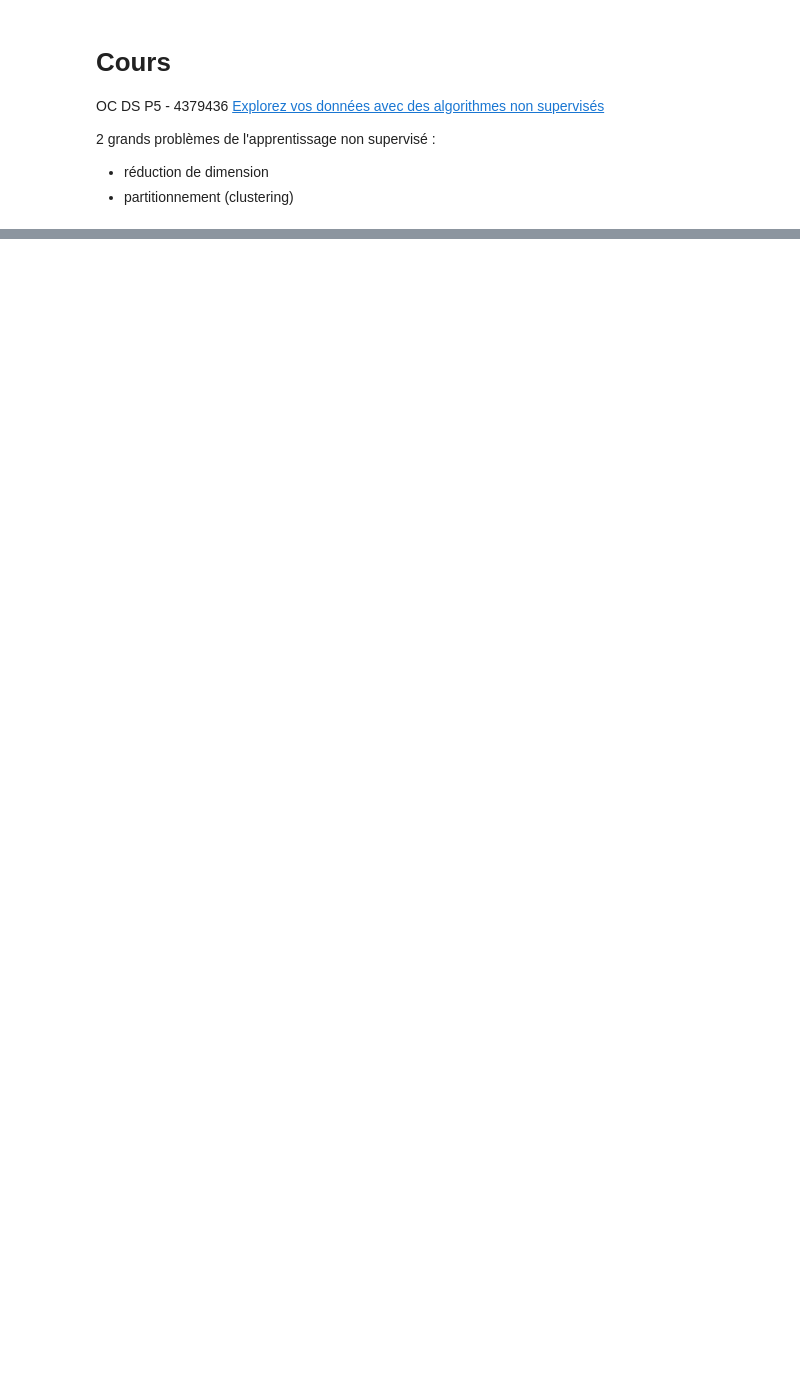
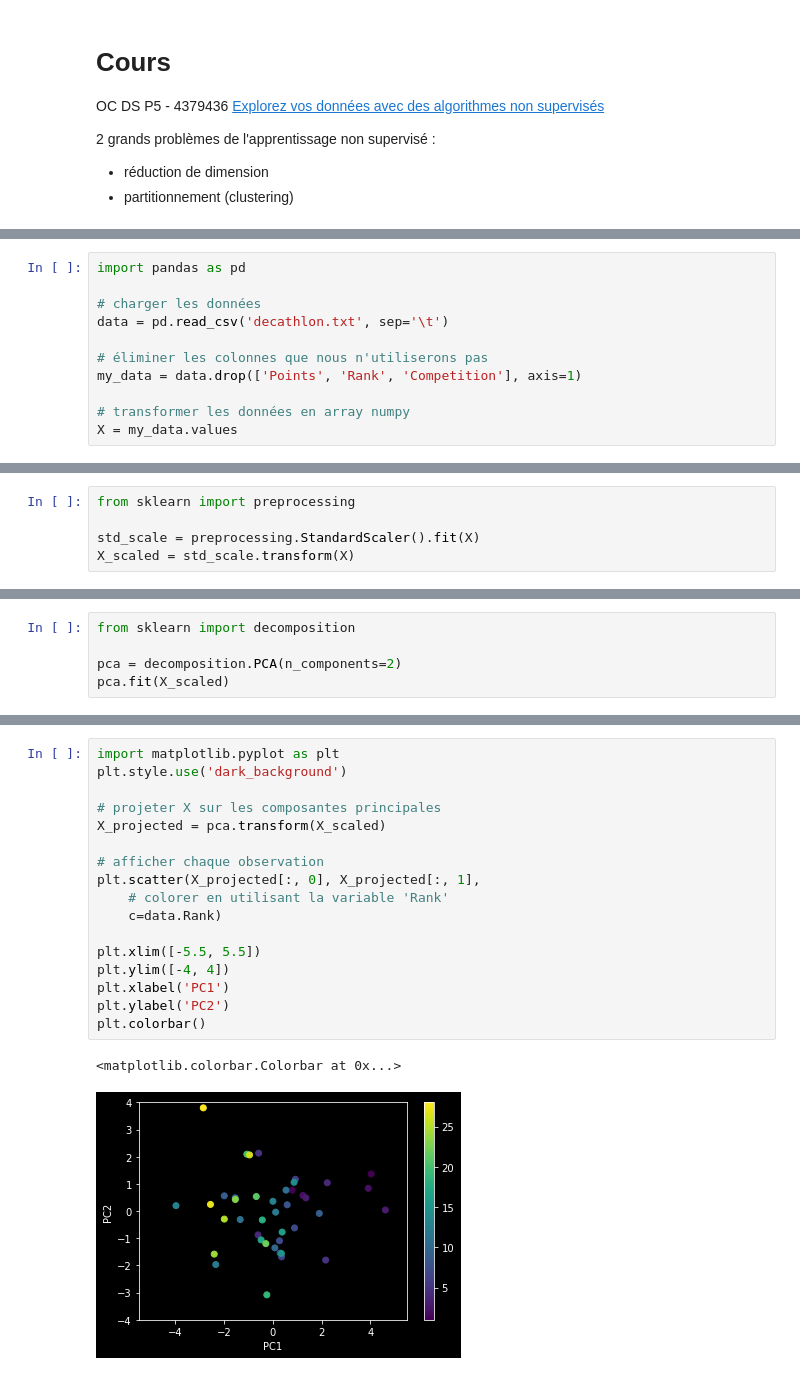
Before and after one commit to Franck-PepperLabs/pepper_data-science_practising, a Jupyter notebook: OC DS/P5 C1 Explorez vos données avec des algorithmes non supervisés/4379436_ml_non_supervise.ipynb, the cells around one changed output, grey strips where cells are left out. Drawn from its saved outputs; the diff is of its cells as text; blank space fills up the shorter version.

```diff
--- a/OC DS/P5 C1 Explorez vos données avec des algorithmes non supervisés/4379436_ml_non_supervise.ipynb
+++ b/OC DS/P5 C1 Explorez vos données avec des algorithmes non supervisés/4379436_ml_non_supervise.ipynb
@@ -167,0 +228,11 @@ Une autre possibilité consiste à utiliser seulement deux ou trois composantes
+# %%
+import pandas as pd
+
+# charger les données
+data = pd.read_csv('decathlon.txt', sep='\t')
+
+# éliminer les colonnes que nous n'utiliserons pas
+my_data = data.drop(['Points', 'Rank', 'Competition'], axis=1)
+
+# transformer les données en array numpy
+X = my_data.values
@@ -167,0 +241,5 @@ Une autre possibilité consiste à utiliser seulement deux ou trois composantes
+# %%
+from sklearn import preprocessing
+
+std_scale = preprocessing.StandardScaler().fit(X)
+X_scaled = std_scale.transform(X)
@@ -167,0 +250,5 @@ Une autre possibilité consiste à utiliser seulement deux ou trois composantes
+# %%
+from sklearn import decomposition
+
+pca = decomposition.PCA(n_components=2)
+pca.fit(X_scaled)
@@ -167,0 +271,20 @@ Une autre possibilité consiste à utiliser seulement deux ou trois composantes
+# %%
+import matplotlib.pyplot as plt
+plt.style.use('dark_background')
+
+# projeter X sur les composantes principales
+X_projected = pca.transform(X_scaled)
+
+# afficher chaque observation
+plt.scatter(X_projected[:, 0], X_projected[:, 1],
+    # colorer en utilisant la variable 'Rank'
+    c=data.Rank)
+
+plt.xlim([-5.5, 5.5])
+plt.ylim([-4, 4])
+plt.xlabel('PC1')
+plt.ylabel('PC2')
+plt.colorbar()
+# %% [output]
+<matplotlib.colorbar.Colorbar at 0x...>
+[figure, added]
```
Also changed, not shown: parts of 23 cells of this notebook, 8 other files.
